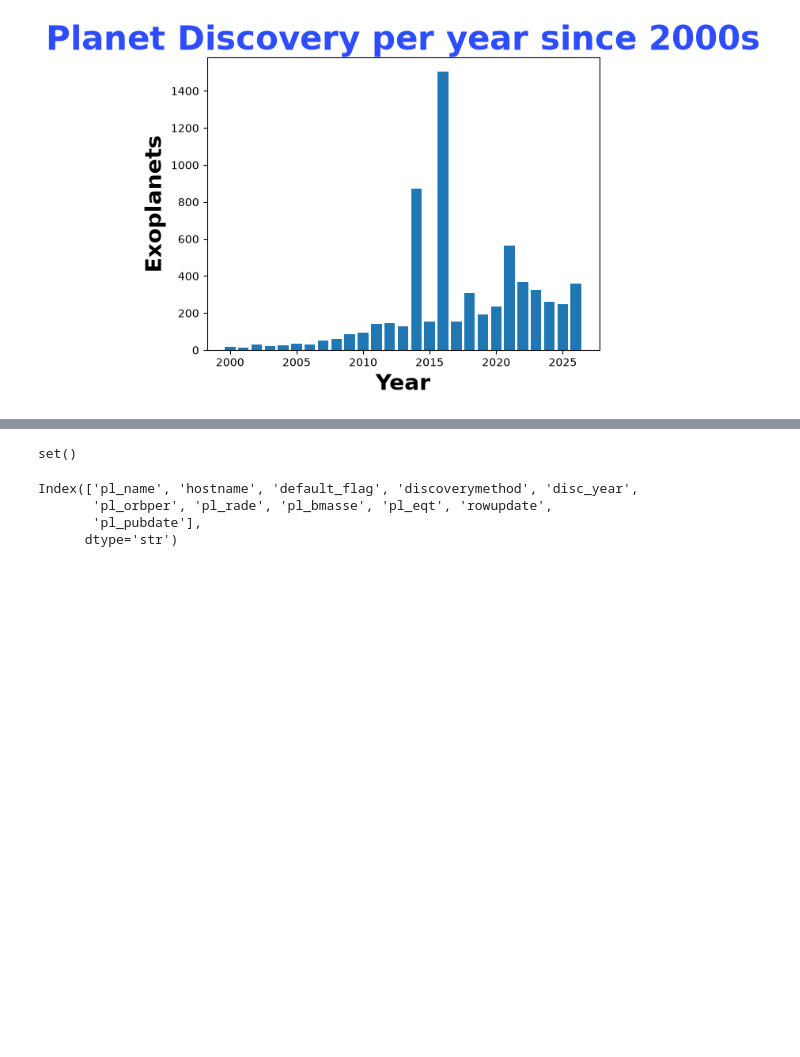
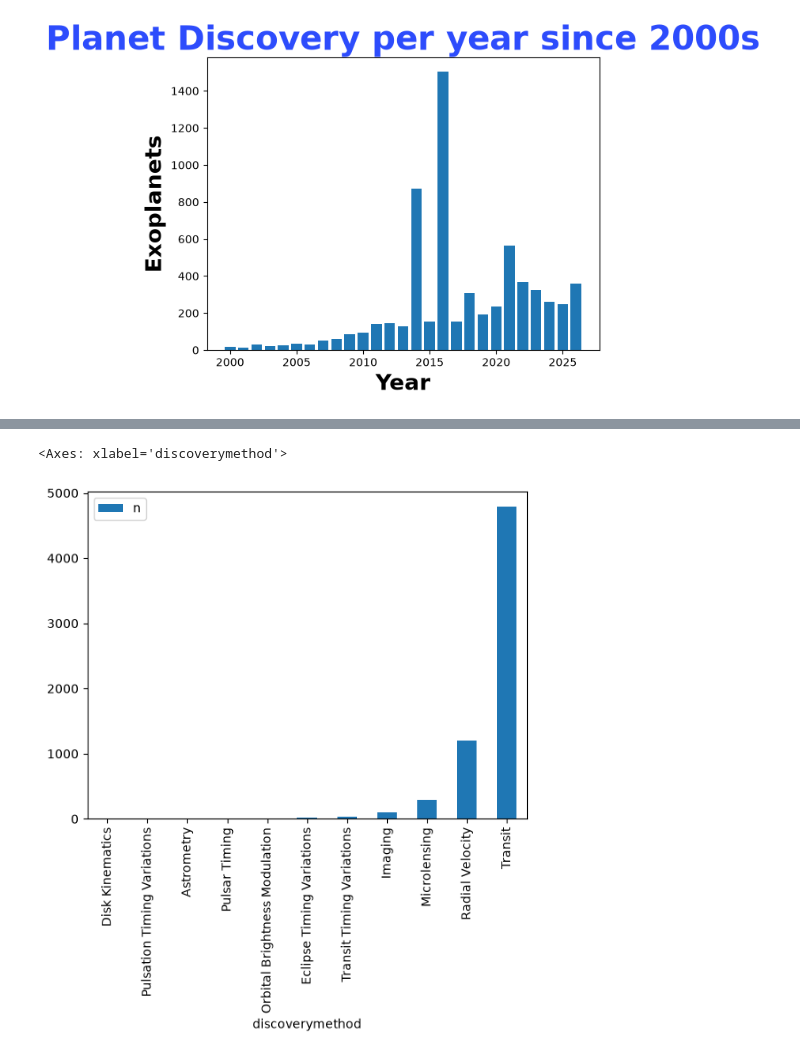
Before and after one commit to alexandervp1/aequo-finance, a Jupyter notebook: data/astronomical_data.ipynb, the cells around one changed output, grey strips where cells are left out. Drawn from its saved outputs; the diff is of its cells as text; code cells hidden in the pictures; blank space fills up the shorter version.

Commit message:
charting & queries practice

```diff
--- a/data/astronomical_data.ipynb
+++ b/data/astronomical_data.ipynb
@@ -86,12 +87,14 @@ df_exoplanets.to_sql("exoplanets_data", engine, if_exists="append", index=False,
 # %%
-stars = pd.read_sql("SELECT hostname FROM star_systems", engine)
-set(df_exoplanets["hostname"]) - set(stars["hostname"])
+df_sample1 = pd.read_sql("""
+    SELECT discoverymethod, COUNT(*) AS n
+    FROM exoplanets_data
+    GROUP BY discoverymethod
+    ORDER BY n
+
+
+""", engine)
+
+df_sample1.plot.bar(x="discoverymethod", y="n")
 # %% [output]
-set()
+<Axes: xlabel='discoverymethod'>
+[figure, added]
-# %%
-df_db.columns
-# %% [output]
-Index(['pl_name', 'hostname', 'default_flag', 'discoverymethod', 'disc_year',
-       'pl_orbper', 'pl_rade', 'pl_bmasse', 'pl_eqt', 'rowupdate',
-       'pl_pubdate'],
-      dtype='str')
```
Also changed, not shown: parts of 6 cells of this notebook.
